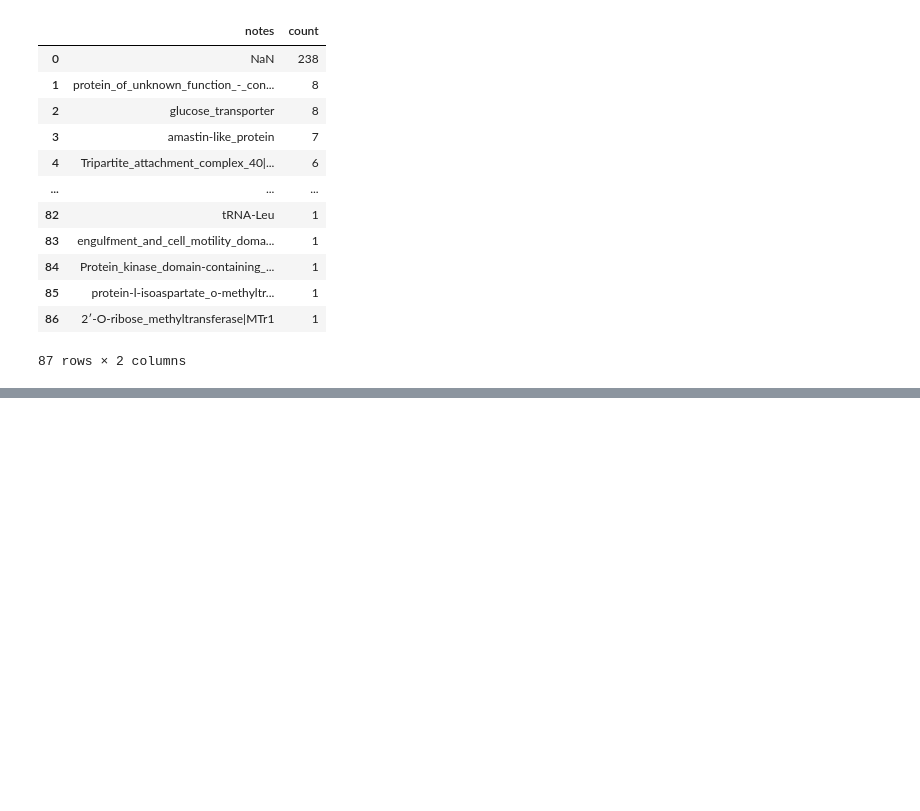
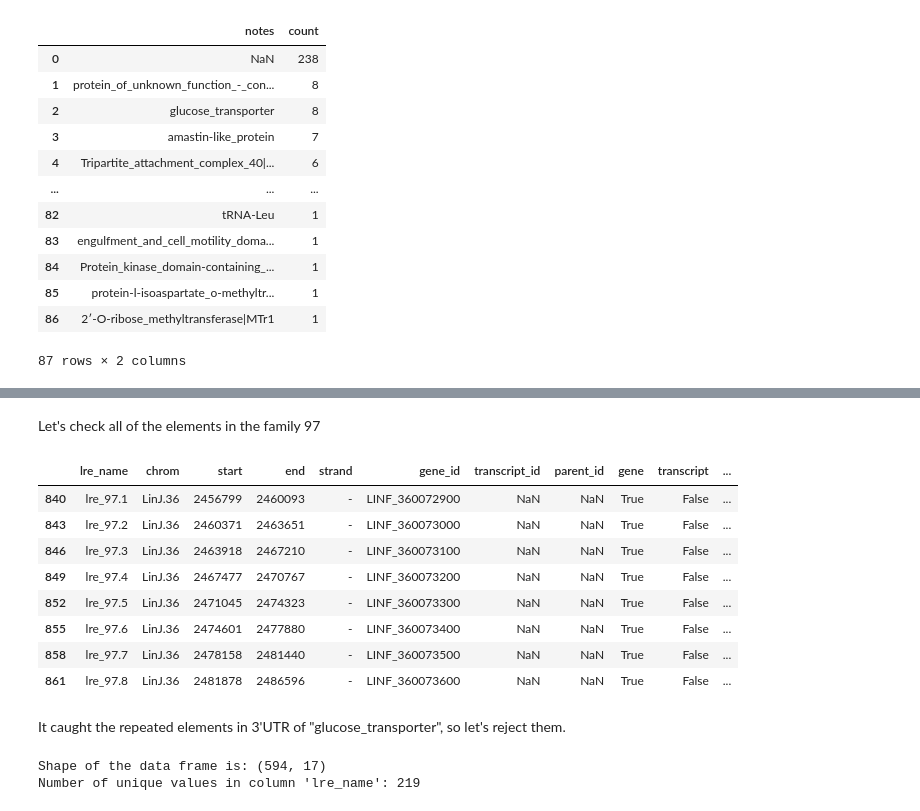
Before and after one commit to Viskuit/Test_BEDOPS, a Jupyter notebook: 25.Negative_analysis/1.3.leishmania_repeated_elements_filtering.ipynb, the cells around one changed output, grey strips where cells are left out. Cells and saved outputs as stored; diff of their text form; code cells hidden in the pictures; blank space fills up the shorter version.

```diff
--- a/25.Negative_analysis/1.3.leishmania_repeated_elements_filtering.ipynb
+++ b/25.Negative_analysis/1.3.leishmania_repeated_elements_filtering.ipynb
@@ -532,0 +633,23 @@ group_and_count(reduced_lre)
+# %% [markdown]
+Let's check all of the elements in the family 97
+# %%
+lre_df[(lre_df['gene']==True) & (lre_df['lre_family'] == 97)]
+# %% [output]
+|  | lre_name | chrom | start | end | strand | gene_id | transcript_id | parent_id | gene | transcript | ... |
+| 840 | lre_97.1 | LinJ.36 | 2456799 | 2460093 | - | LINF_360072900 | NaN | NaN | True | False | ... |
+| 843 | lre_97.2 | LinJ.36 | 2460371 | 2463651 | - | LINF_360073000 | NaN | NaN | True | False | ... |
+| 846 | lre_97.3 | LinJ.36 | 2463918 | 2467210 | - | LINF_360073100 | NaN | NaN | True | False | ... |
+| 849 | lre_97.4 | LinJ.36 | 2467477 | 2470767 | - | LINF_360073200 | NaN | NaN | True | False | ... |
+| 852 | lre_97.5 | LinJ.36 | 2471045 | 2474323 | - | LINF_360073300 | NaN | NaN | True | False | ... |
+| 855 | lre_97.6 | LinJ.36 | 2474601 | 2477880 | - | LINF_360073400 | NaN | NaN | True | False | ... |
+| 858 | lre_97.7 | LinJ.36 | 2478158 | 2481440 | - | LINF_360073500 | NaN | NaN | True | False | ... |
+| 861 | lre_97.8 | LinJ.36 | 2481878 | 2486596 | - | LINF_360073600 | NaN | NaN | True | False | ... |
+# %% [markdown]
+It caught the repeated elements in 3'UTR of "glucose_transporter", so let's reject them.
+# %%
+# Remove from 'reduced_lre' all elements from the family 97
+reduced_lre = reduced_lre[reduced_lre['lre_family'] != 97]
+checking_data(reduced_lre)
+# %% [output]
+Shape of the data frame is: (594, 17)
+Number of unique values in column 'lre_name': 219
```
Also changed, not shown: parts of 31 cells of this notebook.
